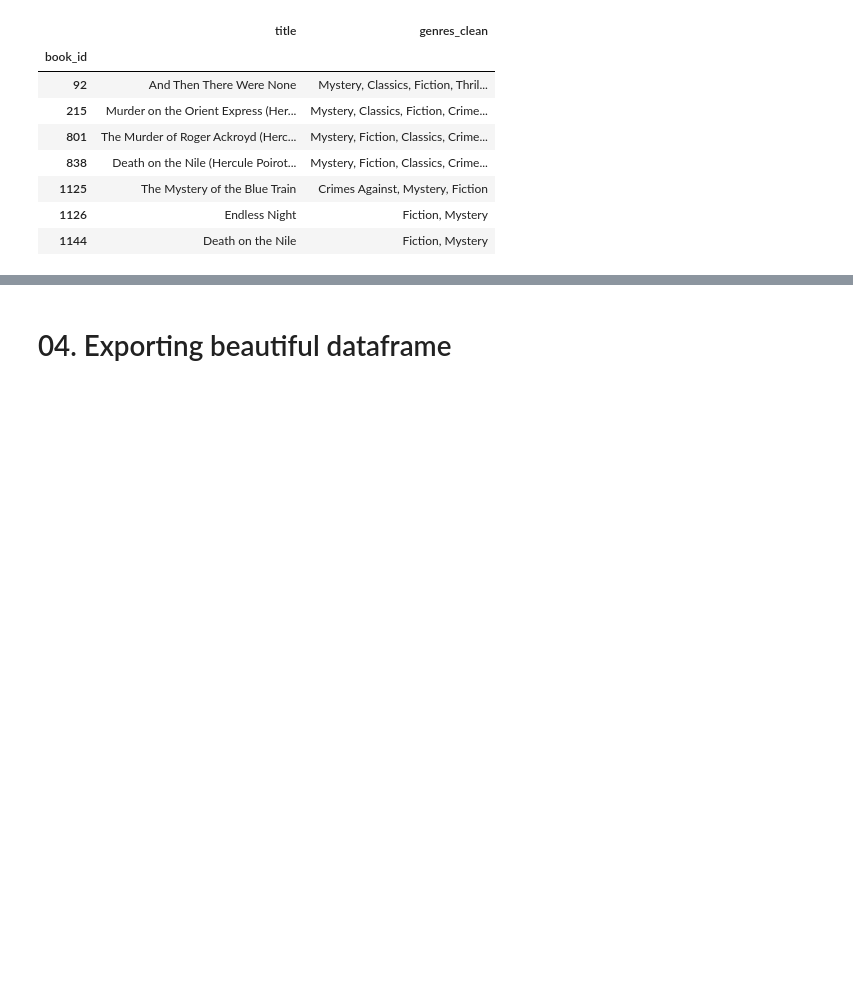
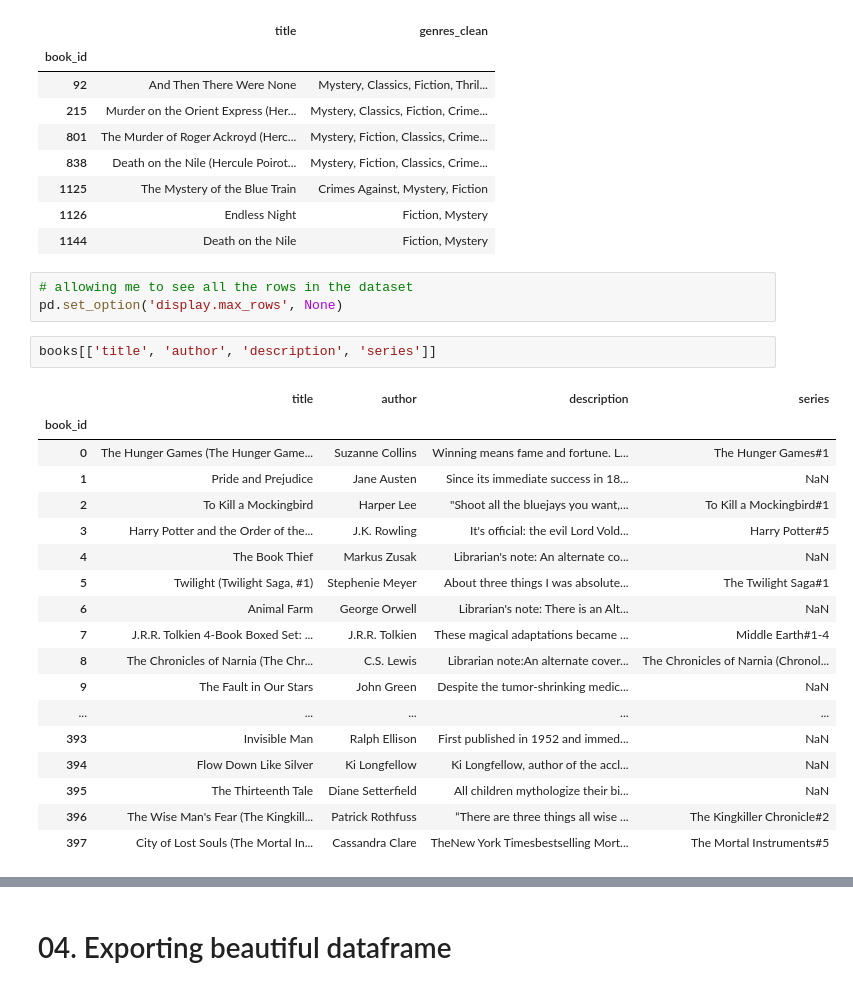
Before and after one commit to Hina-Haq/The_Reading_Room, a Jupyter notebook: 02. Notebooks/Database_Streamlit_Cleaning.ipynb, the cells around one changed output, grey strips where cells are left out. Cells and saved outputs as stored; diff of their text form; blank space fills up the shorter version.

```diff
--- a/02. Notebooks/Database_Streamlit_Cleaning.ipynb
+++ b/02. Notebooks/Database_Streamlit_Cleaning.ipynb
@@ -81,3 +106,27 @@ books[books['author'].str.contains('Agatha Christie', case=False)][['title', 'ge
 | 1125 | The Mystery of the Blue Train | Crimes Against, Mystery, Fiction |
 | 1126 | Endless Night | Fiction, Mystery |
 | 1144 | Death on the Nile | Fiction, Mystery |
+# %%
+# allowing me to see all the rows in the dataset
+pd.set_option('display.max_rows', None)
+# %%
+books[['title', 'author', 'description', 'series']]
+# %% [output]
+|  | title | author | description | series |
+| book_id |  |  |  |  |
+| 0 | The Hunger Games (The Hunger Game... | Suzanne Collins | Winning means fame and fortune. L... | The Hunger Games#1 |
+| 1 | Pride and Prejudice | Jane Austen | Since its immediate success in 18... | NaN |
+| 2 | To Kill a Mockingbird | Harper Lee | "Shoot all the bluejays you want,... | To Kill a Mockingbird#1 |
+| 3 | Harry Potter and the Order of the... | J.K. Rowling | It's official: the evil Lord Vold... | Harry Potter#5 |
+| 4 | The Book Thief | Markus Zusak | Librarian's note: An alternate co... | NaN |
+| 5 | Twilight (Twilight Saga, #1) | Stephenie Meyer | About three things I was absolute... | The Twilight Saga#1 |
+| 6 | Animal Farm | George Orwell | Librarian's note: There is an Alt... | NaN |
+| 7 | J.R.R. Tolkien 4-Book Boxed Set: ... | J.R.R. Tolkien | These magical adaptations became ... | Middle Earth#1-4 |
+| 8 | The Chronicles of Narnia (The Chr... | C.S. Lewis | Librarian note:An alternate cover... | The Chronicles of Narnia (Chronol... |
+| 9 | The Fault in Our Stars | John Green | Despite the tumor-shrinking medic... | NaN |
+| ... | ... | ... | ... | ... |
+| 393 | Invisible Man | Ralph Ellison | First published in 1952 and immed... | NaN |
+| 394 | Flow Down Like Silver | Ki Longfellow | Ki Longfellow, author of the accl... | NaN |
+| 395 | The Thirteenth Tale | Diane Setterfield | All children mythologize their bi... | NaN |
+| 396 | The Wise Man's Fear (The Kingkill... | Patrick Rothfuss | “There are three things all wise ... | The Kingkiller Chronicle#2 |
+| 397 | City of Lost Souls (The Mortal In... | Cassandra Clare | TheNew York Timesbestselling Mort... | The Mortal Instruments#5 |
```
Also changed, not shown: parts of 18 cells of this notebook, 1 other file.
